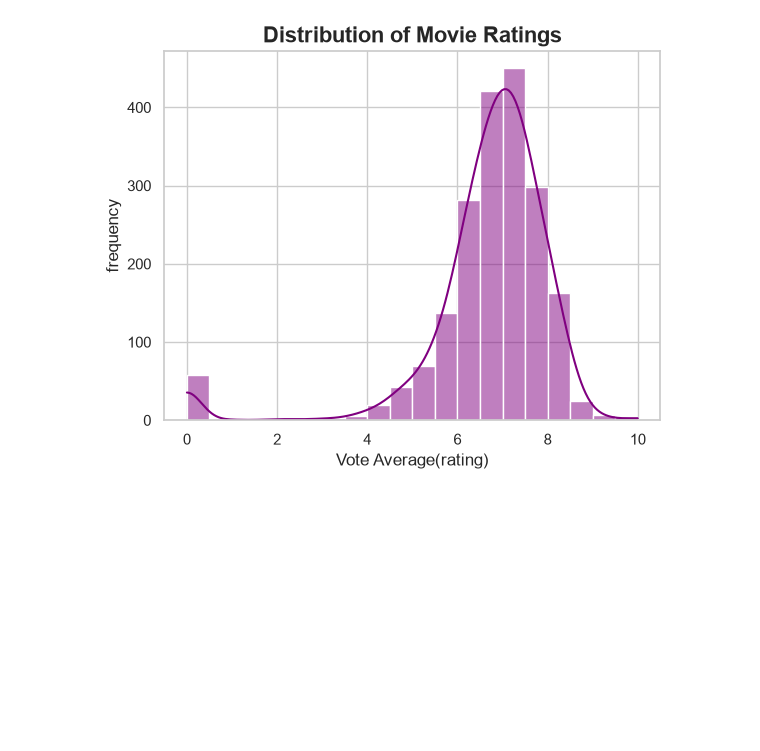
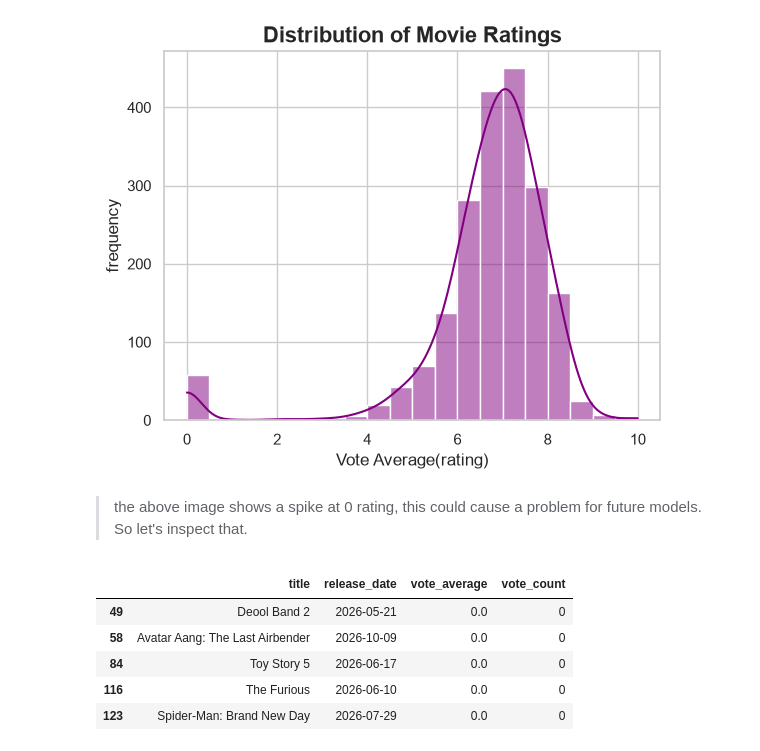
Before and after one commit to C4naryS0ck/ideal-carnival, a Jupyter notebook: movie_cleaning.ipynb, the cells around one changed output. Cells and saved outputs as stored; diff of their text form; code cells hidden in the pictures; blank space fills up the shorter version.

```diff
--- a/movie_cleaning.ipynb
+++ b/movie_cleaning.ipynb
@@ -221,3 +221,16 @@ plt.ylabel("frequency",fontsize=12)
 # %% [output]
 Text(0, 0.5, 'frequency')
 [figure]
+# %% [markdown]
+> the above image shows a spike at 0 rating, this could cause a problem for future models. So let's inspect that.
+# %%
+zero_ratings = df_movies_clean[df_movies_clean['vote_average']==0]
+
+zero_ratings[['title','release_date','vote_average','vote_count']].head()
+# %% [output]
+|  | title | release_date | vote_average | vote_count |
+| 49 | Deool Band 2 | 2026-05-21 | 0.0 | 0 |
+| 58 | Avatar Aang: The Last Airbender | 2026-10-09 | 0.0 | 0 |
+| 84 | Toy Story 5 | 2026-06-17 | 0.0 | 0 |
+| 116 | The Furious | 2026-06-10 | 0.0 | 0 |
+| 123 | Spider-Man: Brand New Day | 2026-07-29 | 0.0 | 0 |
```
Also changed, not shown: parts of 3 cells of this notebook.
